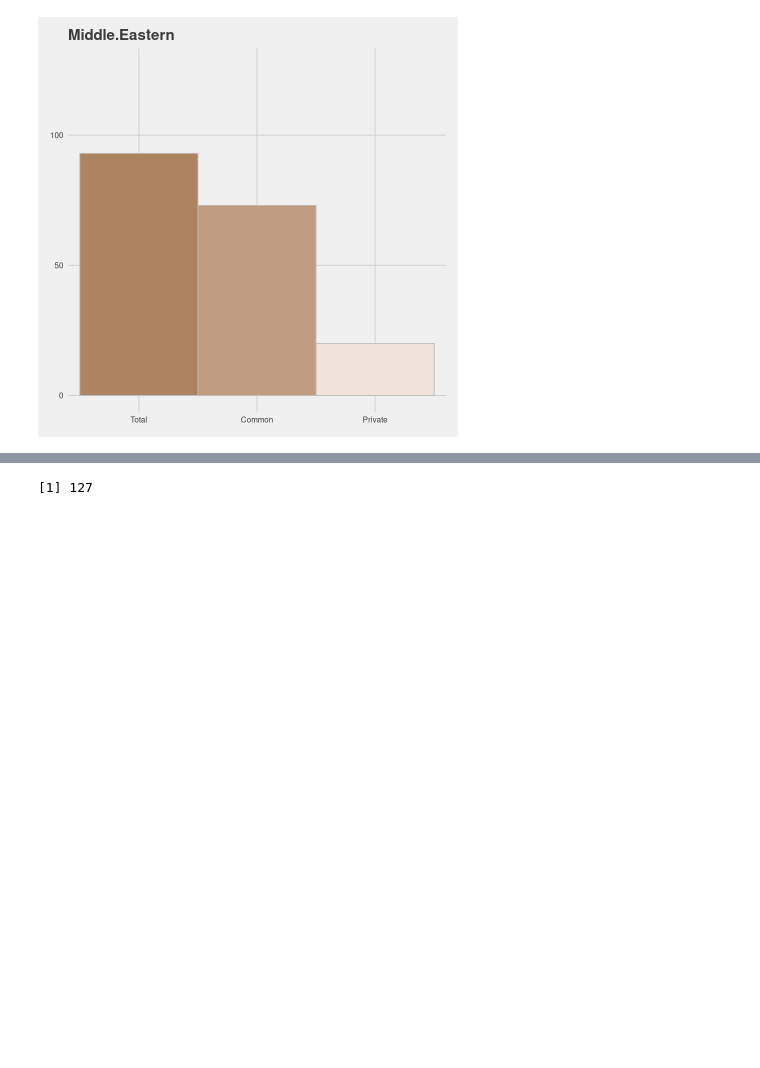
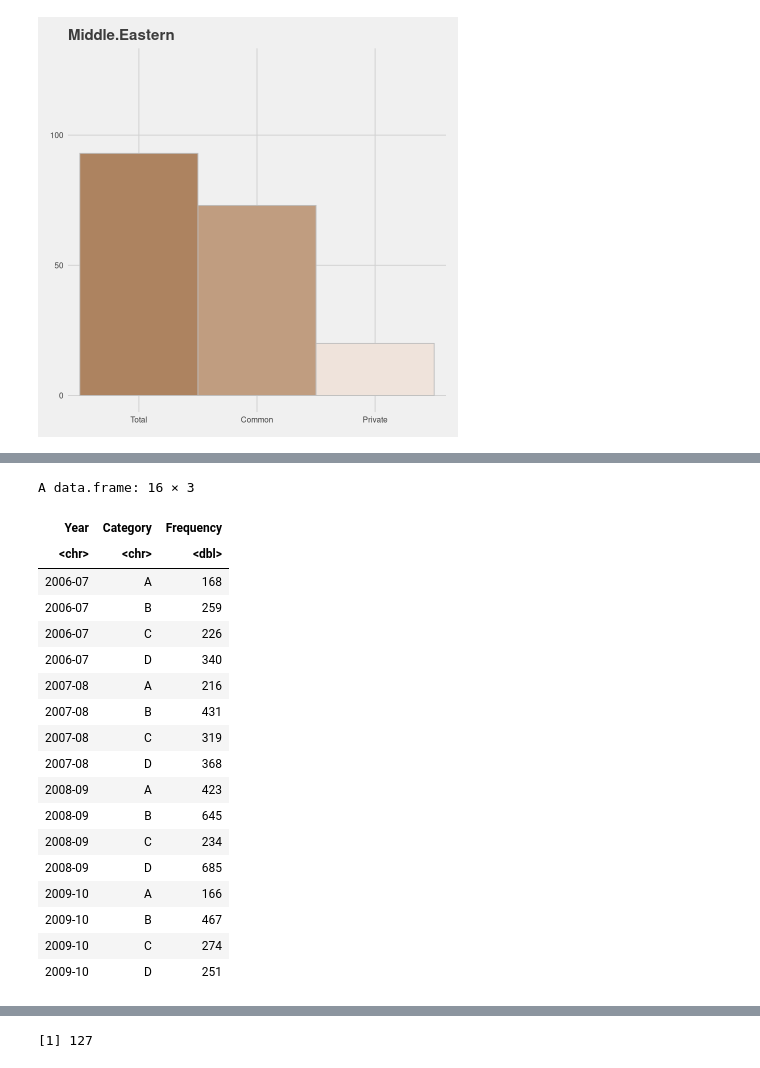
Before and after one commit to bioinfo-hcpa/pynoma, a Jupyter notebook: notebooks/barcharts.ipynb, the cells around one changed output, grey strips where cells are left out. Drawn from its saved outputs; the diff is of its cells as text; code cells hidden in the pictures; blank space fills up the shorter version.

```diff
--- a/notebooks/barcharts.ipynb
+++ b/notebooks/barcharts.ipynb
@@ -462,0 +501,26 @@ plot_all_upper_bound_indicated(pops_vars, pop_colors)
+# %%
+Year      <- c(rep(c("2006-07", "2007-08", "2008-09", "2009-10"), each = 4))
+Category  <- c(rep(c("A", "B", "C", "D"), times = 4))
+Frequency <- c(168, 259, 226, 340, 216, 431, 319, 368, 423, 645, 234, 685, 166, 467, 274, 251)
+Data      <- data.frame(Year, Category, Frequency)
+Data
+# %% [output]
+A data.frame: 16 × 3
+| Year | Category | Frequency |
+| <chr> | <chr> | <dbl> |
+| 2006-07 | A | 168 |
+| 2006-07 | B | 259 |
+| 2006-07 | C | 226 |
+| 2006-07 | D | 340 |
+| 2007-08 | A | 216 |
+| 2007-08 | B | 431 |
+| 2007-08 | C | 319 |
+| 2007-08 | D | 368 |
+| 2008-09 | A | 423 |
+| 2008-09 | B | 645 |
+| 2008-09 | C | 234 |
+| 2008-09 | D | 685 |
+| 2009-10 | A | 166 |
+| 2009-10 | B | 467 |
+| 2009-10 | C | 274 |
+| 2009-10 | D | 251 |
```
Also changed, not shown: parts of 12 cells of this notebook.
